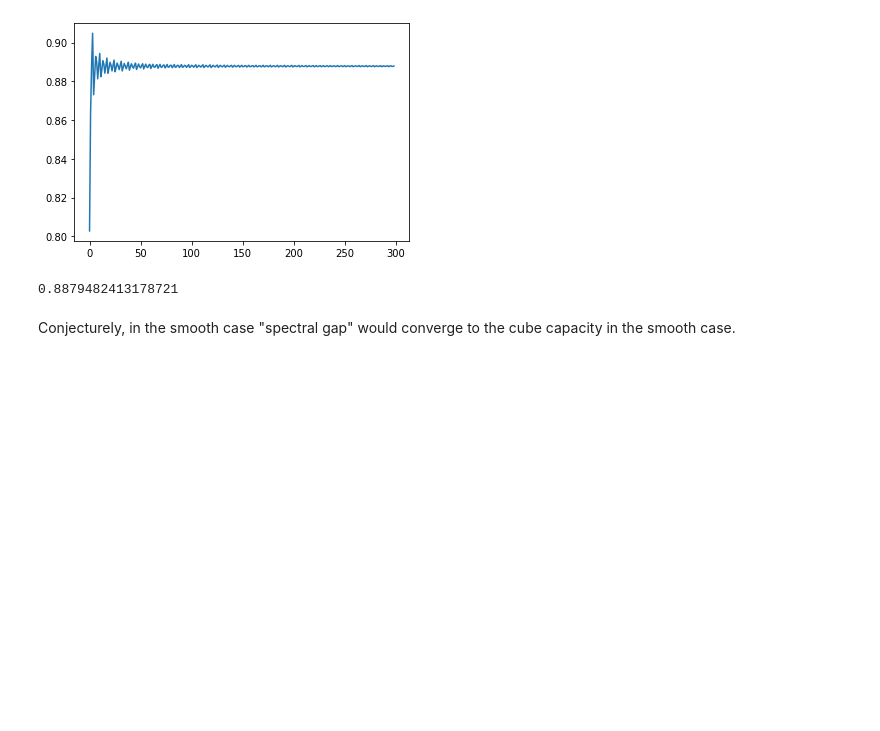
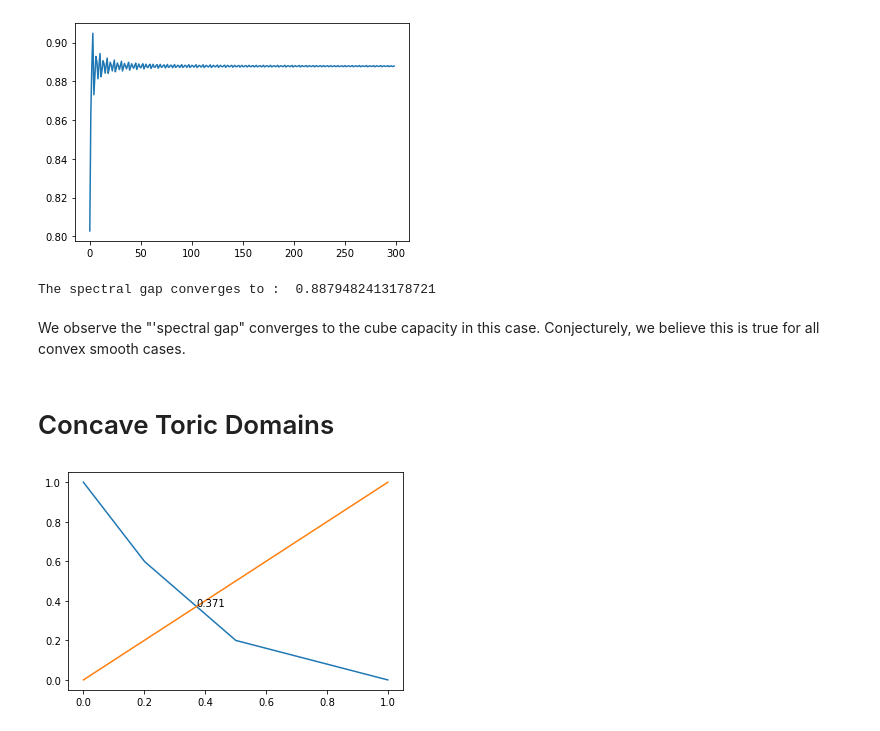
Before and after one commit to mitabanik/S-1-equivariant-symplectic-capacites-for-toric-domains, a Jupyter notebook: Examples.ipynb, the cells around one changed output. Cells and saved outputs as stored; diff of their text form; code cells hidden in the pictures; blank space fills up the shorter version.

Commit message:
concave case included

```diff
--- a/Examples.ipynb
+++ b/Examples.ipynb
@@ -80,9 +81,11 @@ plt.plot(range(len(diff)),diff)
 # %% [output]
 [<matplotlib.lines.Line2D at 0x...>]
 [figure]
-# %%
-diff[-1]
-# %% [output]
-0.8879482413178721
+# %%
+print("The spectral gap converges to : ", diff[-1])
+# %% [output]
+The spectral gap converges to :  0.8879482413178721
 # %% [markdown]
-Conjecturely, in the smooth case "spectral gap" would converge to the cube capacity in the smooth case.
+We observe the "'spectral gap" converges to the cube capacity in this case. Conjecturely, we believe this is true for all convex smooth cases.
+# %% [markdown]
+# Concave Toric Domains
@@ -88,0 +95,11 @@ Conjecturely, in the smooth case "spectral gap" would converge to the cube capac
+# %%
+# piece-wise linear concave function
+f=[concave_func_lin(x,[0.2,0.5],[0.6,0.2]) for x in x]
+plt.plot(x,f)
+plt.plot(x,x)
+idx = np.argwhere(np.diff(np.sign(f - x))).flatten()[0]
+plt.annotate('%.5s' %x[idx], xy=(x[idx], f[idx]))
+
+plt.show()
+# %% [output]
+[figure, added]
```
Also changed, not shown: parts of 13 cells of this notebook, 4 other files.
